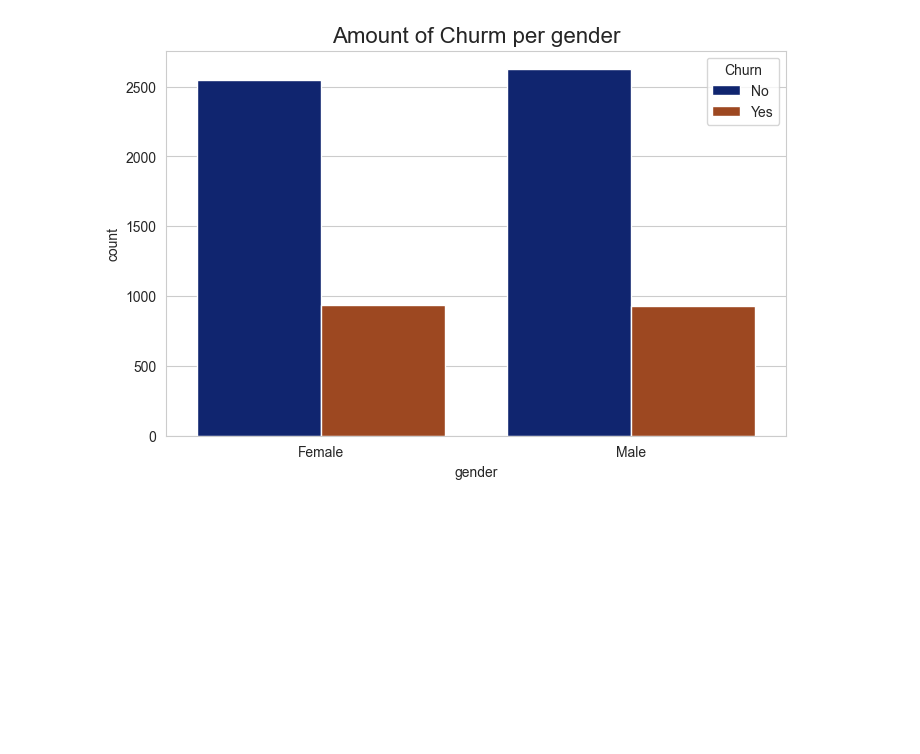
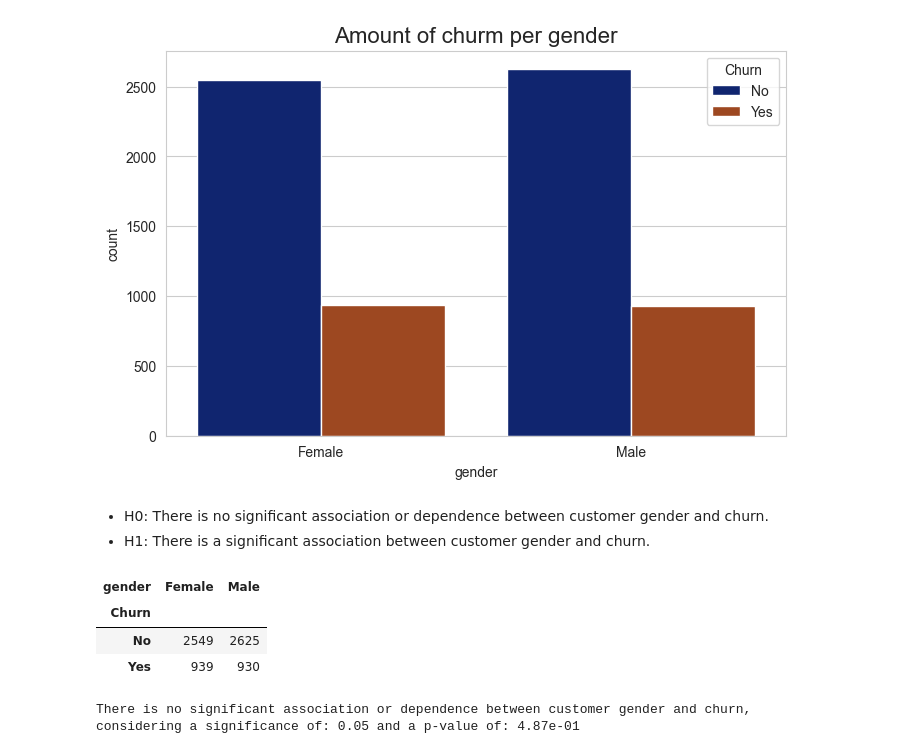
Before and after one commit to Gbrlmoraes/telecom_churn_prediction, a Jupyter notebook: notebooks/exploratory_data_analysis.ipynb, the cells around one changed output. Cells and saved outputs as stored; diff of their text form; code cells hidden in the pictures; blank space fills up the shorter version.

```diff
--- a/notebooks/exploratory_data_analysis.ipynb
+++ b/notebooks/exploratory_data_analysis.ipynb
@@ -82,3 +85,24 @@ plt.title('Amount of Churm per gender', fontsize = 16)
 plt.show()
 # %% [output]
 [figure]
+# %% [markdown]
+- H0: There is no significant association or dependence between customer gender and churn.
+- H1: There is a significant association between customer gender and churn.
+# %%
+df_cross = pd.crosstab(df['Churn'], df['gender'])
+display(df_cross)
+
+p_value = chi2_contingency(df_cross)[1]
+
+significance = 0.05
+if p_value < significance:
+    print(f'There is a significant association between customer gender and churn, \nconsidering a significance of: {significance} and a p-value of: {p_value:.2e}')
+else:
+    print(f'There is no significant association or dependence between customer gender and churn, \nconsidering a significance of: {significance} and a p-value of: {p_value:.2e}')
+# %% [output]
+| gender | Female | Male |
+| Churn |  |  |
+| No | 2549 | 2625 |
+| Yes | 939 | 930 |
+There is no significant association or dependence between customer gender and churn,
+considering a significance of: 0.05 and a p-value of: 4.87e-01
```
Also changed, not shown: parts of 2 cells of this notebook.
